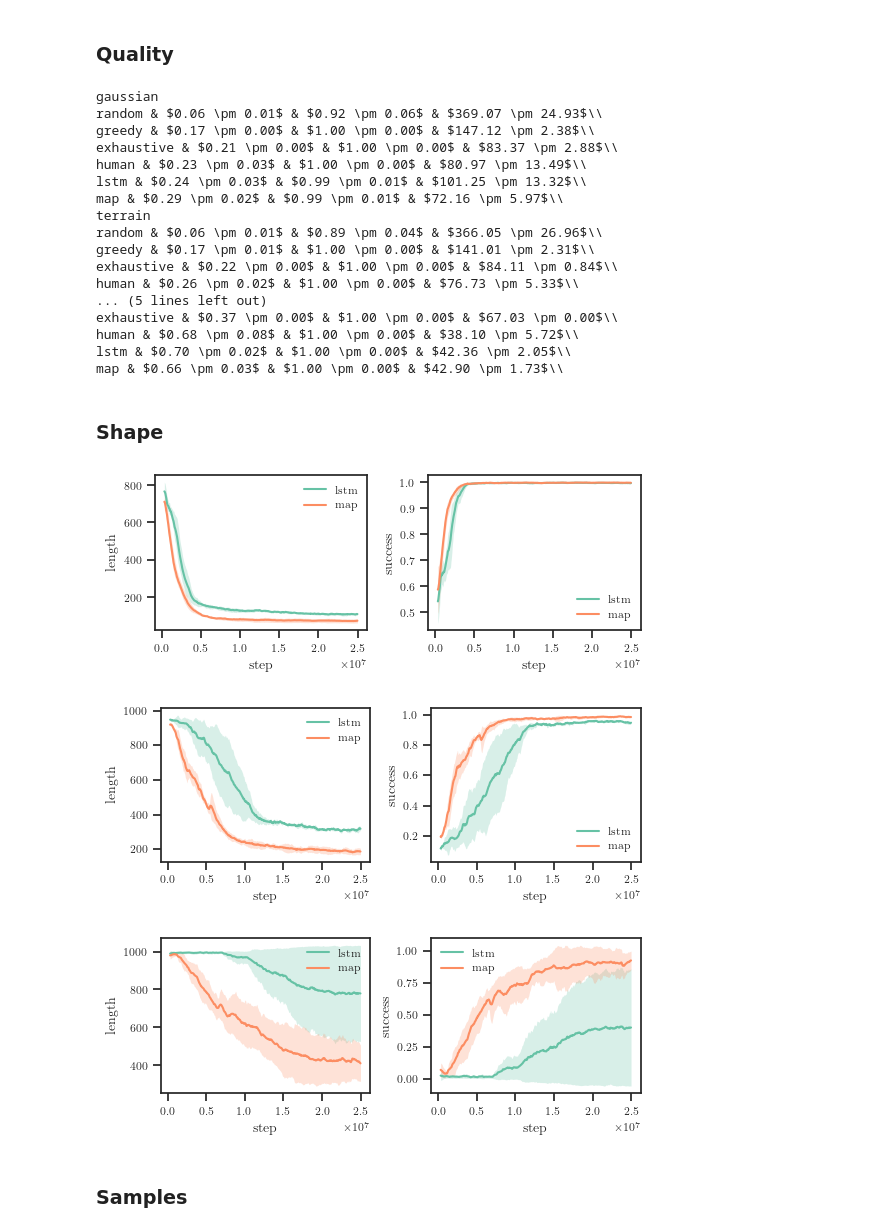
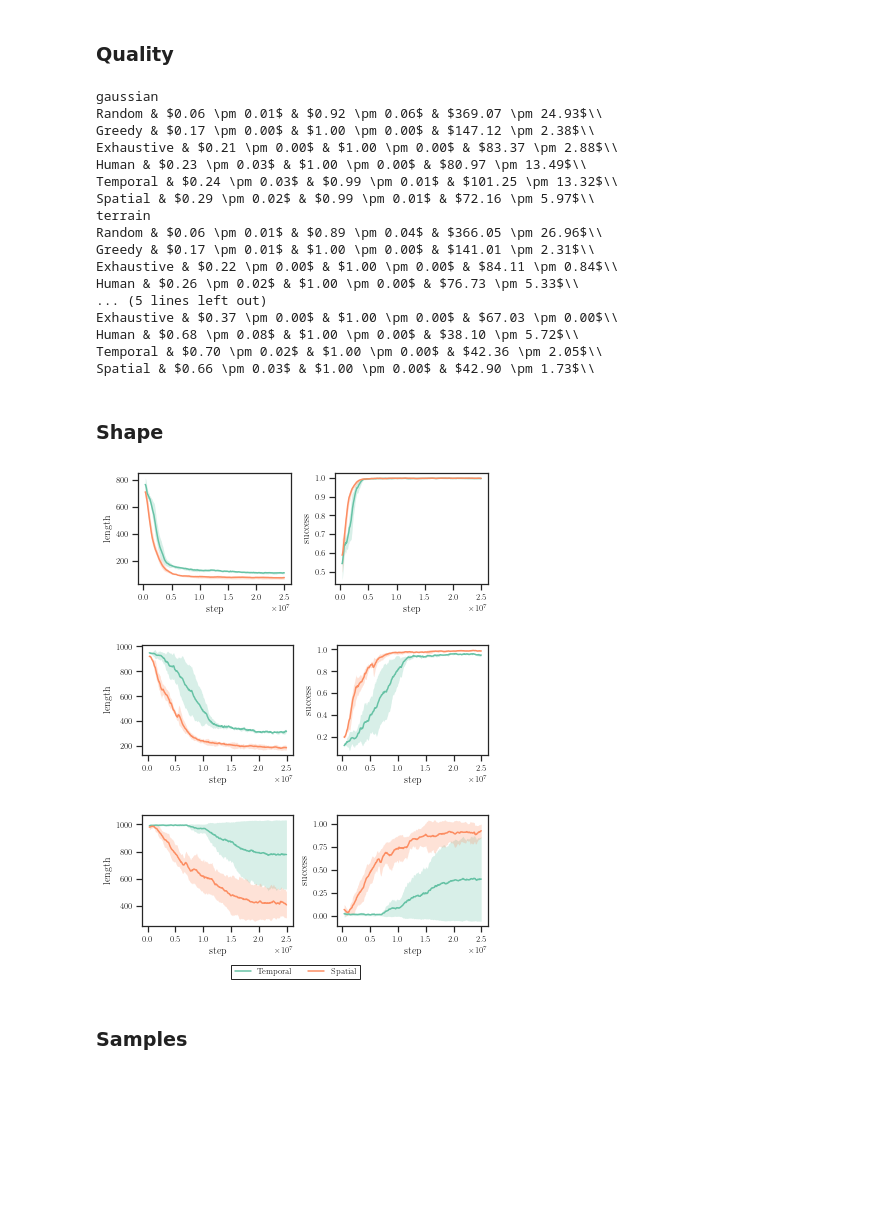
Before and after one commit to fumlig/visualsearch, a Jupyter notebook: plot.ipynb, the cells around one changed output. Saved outputs shown, nothing was run; the diff lists cells and outputs as text; code cells hidden in the pictures; blank space fills up the shorter version.

Commit message:
fix figures once and for all

```diff
--- a/plot.ipynb
+++ b/plot.ipynb
@@ -22,6 +22,9 @@ RC_PARAMS = {
     "axes.labelsize": 10,
     "font.size": 10,
     "legend.fontsize": 8,
+    "legend.edgecolor": "inherit",
+    "legend.fancybox": False,
+    "legend.framealpha": 1.0,
     "figure.titlesize": 12,
     "xtick.labelsize": 8,
     "ytick.labelsize": 8,
@@ -261,6 +279,8 @@ def plot_data_mean_std(ax, data_y, data_x=None, x_scale=1, smoothing=0, first_va
     line, = ax.plot(data_x, data_mean, label=label, linestyle='solid', alpha=1, rasterized=True)
     ax.fill_between(data_x, data_mean - data_std, data_mean + data_std, color=line.get_color(), alpha=.25, linewidth=0.0, rasterized=True)
 
+    return line
+
 
 def read_csv(filename, key_name):
     with open(filename) as csv_file:
@@ -284,10 +304,7 @@ def plot_values(ax, all_values, max_x=0, label=None, **kwargs):
     if max_x > 0:
         all_values = all_values[...,:max_x]
 
-    if ax is not None:
-        plot_data_mean_std(ax, all_values, label=label, **kwargs)
-
-    return all_values
+    return plot_data_mean_std(ax, all_values, label=label, **kwargs)
 # %% [markdown]
 ### Curves
 # %%
@@ -300,8 +317,8 @@ for environment in environments:
     fig, ax = plt.subplots(figsize=figsize(width=TEXTWIDTH_IN))
 
     data = {
-        "lstm": [f"results/{environment}/lstm/{seed}/train.csv" for seed in seeds],
-        "map": [f"results/{environment}/map/{seed}/train.csv" for seed in seeds],
+        r"Temporal ($\textrm{RNN}_\textrm{lstm}$)": [f"results/{environment}/lstm/{seed}/train.csv" for seed in seeds],
+        r"Spatial ($\textrm{RNN}_\textrm{map}$)": [f"results/{environment}/map/{seed}/train.csv" for seed in seeds],
     }
 
     for label, csv_files in data.items():
@@ -325,14 +342,21 @@ import pandas as pd
 import numpy as np
 
 ENVIRONMENTS = ["gaussian", "terrain", "camera"]
-AGENTS = ["random", "greedy", "exhaustive", "human", "lstm", "map"]
 METRICS = ["spl", "success", "length"]
+AGENTS = {
+    "random": "Random",
+    "greedy": "Greedy",
+    "exhaustive": "Exhaustive",
+    "human": "Human",
+    "lstm": "Temporal",
+    "map": "Spatial",
+}
 
 for env in ENVIRONMENTS:
 
     print(env)
 
-    for agent in AGENTS:
+    for agent, name in AGENTS.items():
 
         df = pd.read_csv(f"results/{env}/{agent}/test.csv", index_col="id")
         metrics = []
@@ -340,57 +364,60 @@ for env in ENVIRONMENTS:
         for key in METRICS:
             metrics.append((np.mean(df[key]), np.std(df[key], ddof=1)))
 
-        print(f"{agent} & " + " & ".join(fr"${mean:.2f} \pm {std:.2f}$" for mean, std in metrics) + r"\\")
+        print(f"{name} & " + " & ".join(fr"${mean:.2f} \pm {std:.2f}$" for mean, std in metrics) + r"\\")
 # %% [output]
 gaussian
-random & $0.06 \pm 0.01$ & $0.92 \pm 0.06$ & $369.07 \pm 24.93$\\
-greedy & $0.17 \pm 0.00$ & $1.00 \pm 0.00$ & $147.12 \pm 2.38$\\
-exhaustive & $0.21 \pm 0.00$ & $1.00 \pm 0.00$ & $83.37 \pm 2.88$\\
-human & $0.23 \pm 0.03$ & $1.00 \pm 0.00$ & $80.97 \pm 13.49$\\
-lstm & $0.24 \pm 0.03$ & $0.99 \pm 0.01$ & $101.25 \pm 13.32$\\
-map & $0.29 \pm 0.02$ & $0.99 \pm 0.01$ & $72.16 \pm 5.97$\\
+Random & $0.06 \pm 0.01$ & $0.92 \pm 0.06$ & $369.07 \pm 24.93$\\
+Greedy & $0.17 \pm 0.00$ & $1.00 \pm 0.00$ & $147.12 \pm 2.38$\\
+Exhaustive & $0.21 \pm 0.00$ & $1.00 \pm 0.00$ & $83.37 \pm 2.88$\\
+Human & $0.23 \pm 0.03$ & $1.00 \pm 0.00$ & $80.97 \pm 13.49$\\
+Temporal & $0.24 \pm 0.03$ & $0.99 \pm 0.01$ & $101.25 \pm 13.32$\\
+Spatial & $0.29 \pm 0.02$ & $0.99 \pm 0.01$ & $72.16 \pm 5.97$\\
 terrain
-random & $0.06 \pm 0.01$ & $0.89 \pm 0.04$ & $366.05 \pm 26.96$\\
-greedy & $0.17 \pm 0.01$ & $1.00 \pm 0.00$ & $141.01 \pm 2.31$\\
-exhaustive & $0.22 \pm 0.00$ & $1.00 \pm 0.00$ & $84.11 \pm 0.84$\\
-human & $0.26 \pm 0.02$ & $1.00 \pm 0.00$ & $76.73 \pm 5.33$\\
+Random & $0.06 \pm 0.01$ & $0.89 \pm 0.04$ & $366.05 \pm 26.96$\\
+Greedy & $0.17 \pm 0.01$ & $1.00 \pm 0.00$ & $141.01 \pm 2.31$\\
+Exhaustive & $0.22 \pm 0.00$ & $1.00 \pm 0.00$ & $84.11 \pm 0.84$\\
+Human & $0.26 \pm 0.02$ & $1.00 \pm 0.00$ & $76.73 \pm 5.33$\\
 ... (5 lines left out)
-exhaustive & $0.37 \pm 0.00$ & $1.00 \pm 0.00$ & $67.03 \pm 0.00$\\
-human & $0.68 \pm 0.08$ & $1.00 \pm 0.00$ & $38.10 \pm 5.72$\\
-lstm & $0.70 \pm 0.02$ & $1.00 \pm 0.00$ & $42.36 \pm 2.05$\\
-map & $0.66 \pm 0.03$ & $1.00 \pm 0.00$ & $42.90 \pm 1.73$\\
+Exhaustive & $0.37 \pm 0.00$ & $1.00 \pm 0.00$ & $67.03 \pm 0.00$\\
+Human & $0.68 \pm 0.08$ & $1.00 \pm 0.00$ & $38.10 \pm 5.72$\\
+Temporal & $0.70 \pm 0.02$ & $1.00 \pm 0.00$ & $42.36 \pm 2.05$\\
+Spatial & $0.66 \pm 0.03$ & $1.00 \pm 0.00$ & $42.90 \pm 1.73$\\
 # %% [markdown]
 ### Shape
 # %%
 timesteps = int(25e6)
 shapes = [10, 15, 20]
 fields = ["length", "success"]
 seeds = [0, 1, 2, 3]
 
-for shape in shapes:
+for i, shape in enumerate(shapes):
     fig, axs = plt.subplots(1, 2, figsize=figsize(width=TEXTWIDTH_IN, ratio=0.4))
 
     data = {
-        "lstm": [f"results/shape/lstm/{shape}/{seed}/train.csv" for seed in seeds],
-        "map": [f"results/shape/map/{shape}/{seed}/train.csv" for seed in seeds],
+        r"Temporal": [f"results/shape/lstm/{shape}/{seed}/train.csv" for seed in seeds],
+        r"Spatial": [f"results/shape/map/{shape}/{seed}/train.csv" for seed in seeds],
     }
 
     for ax, field in zip(axs, fields):
         for label, csv_files in data.items():
             raw_data = np.array([read_csv(f, field) for f in csv_files])
             plot_values(ax, raw_data, label=label, smoothing=0.95, first_valid=20, x_scale=timesteps/raw_data.shape[1])
 
         ax.set_xlabel("step")
         ax.set_ylabel(field)
-        ax.legend(frameon=False)
 
-    #fig.suptitle(fr"${shape} \times {shape}$ search space")
+    if i == len(shapes) - 1:
+        handles, labels = plt.gca().get_legend_handles_labels()
+        by_label = dict(zip(labels, handles))
+        fig.legend(by_label.values(), by_label.keys(), ncol=len(shapes), loc="lower center", bbox_to_anchor=(0.5, -0.1))
+
     fig.tight_layout()
-    fig.savefig(figpath(f"shape-{shape}"))
+    fig.savefig(figpath(f"shape-{shape}"), bbox_inches="tight")
 # %% [output]
-[figure, old version]
+[figure, new version]
-[figure, old version]
+[figure, new version]
-[figure, old version]
+[figure, new version]
 # %% [markdown]
 ### Samples
 # %%
```
Also changed, not shown: parts of 3 cells of this notebook, 53 other files.
